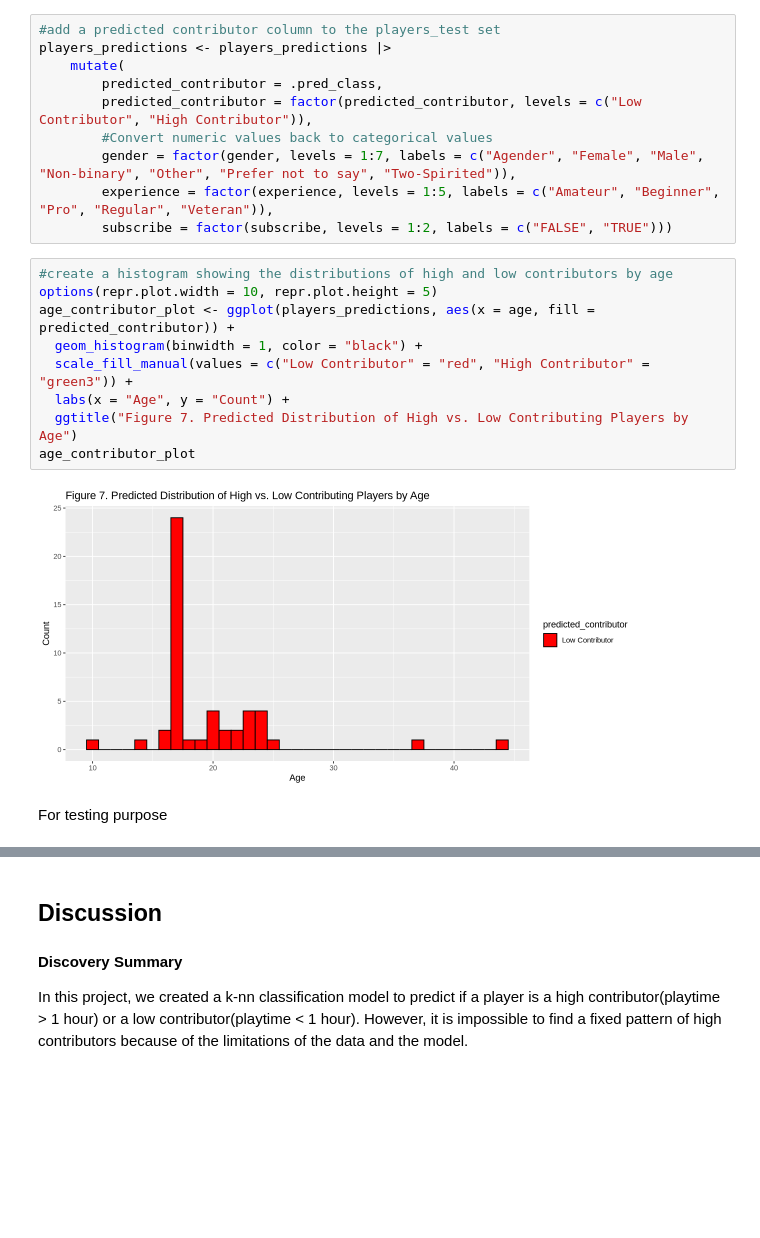
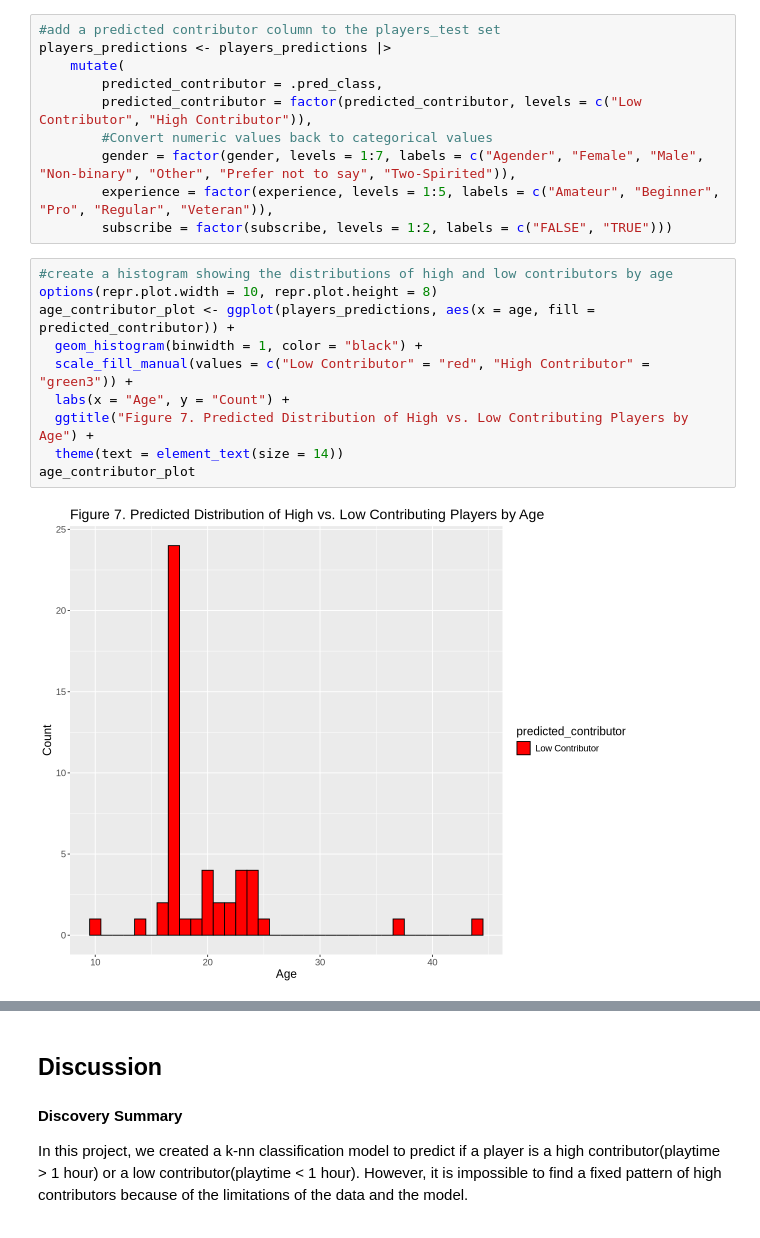
Before and after one commit to Sarthak0910/DSCI_Project_01, a Jupyter notebook: DSCI100_Group_Project_Code.ipynb, the cells around one changed output, grey strips where cells are left out. Cells and saved outputs as stored; diff of their text form; blank space fills up the shorter version.

```diff
--- a/DSCI100_Group_Project_Code.ipynb
+++ b/DSCI100_Group_Project_Code.ipynb
@@ -339,14 +349,13 @@ players_predictions <- players_predictions |>
         subscribe = factor(subscribe, levels = 1:2, labels = c("FALSE", "TRUE")))
 # %%
 #create a histogram showing the distributions of high and low contributors by age
-options(repr.plot.width = 10, repr.plot.height = 5)
+options(repr.plot.width = 10, repr.plot.height = 8)
 age_contributor_plot <- ggplot(players_predictions, aes(x = age, fill = predicted_contributor)) +
   geom_histogram(binwidth = 1, color = "black") +
   scale_fill_manual(values = c("Low Contributor" = "red", "High Contributor" = "green3")) +
   labs(x = "Age", y = "Count") +
-  ggtitle("Figure 7. Predicted Distribution of High vs. Low Contributing Players by Age")
+  ggtitle("Figure 7. Predicted Distribution of High vs. Low Contributing Players by Age") +
+  theme(text = element_text(size = 14))
 age_contributor_plot
 # %% [output]
-[figure, old version]
+[figure, new version]
-# %% [markdown]
-For testing purpose
```
Also changed, not shown: parts of 17 cells of this notebook.
